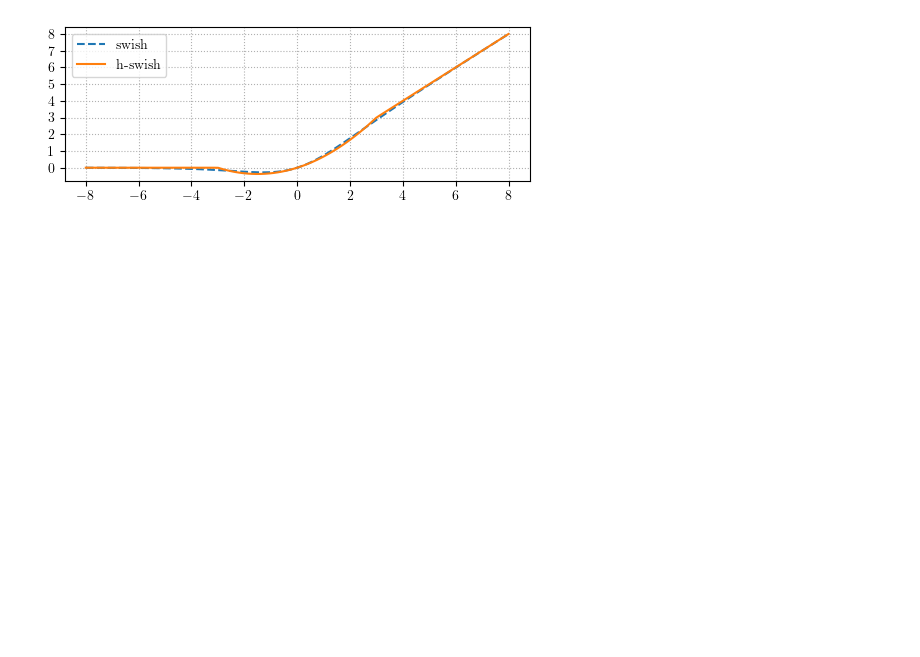
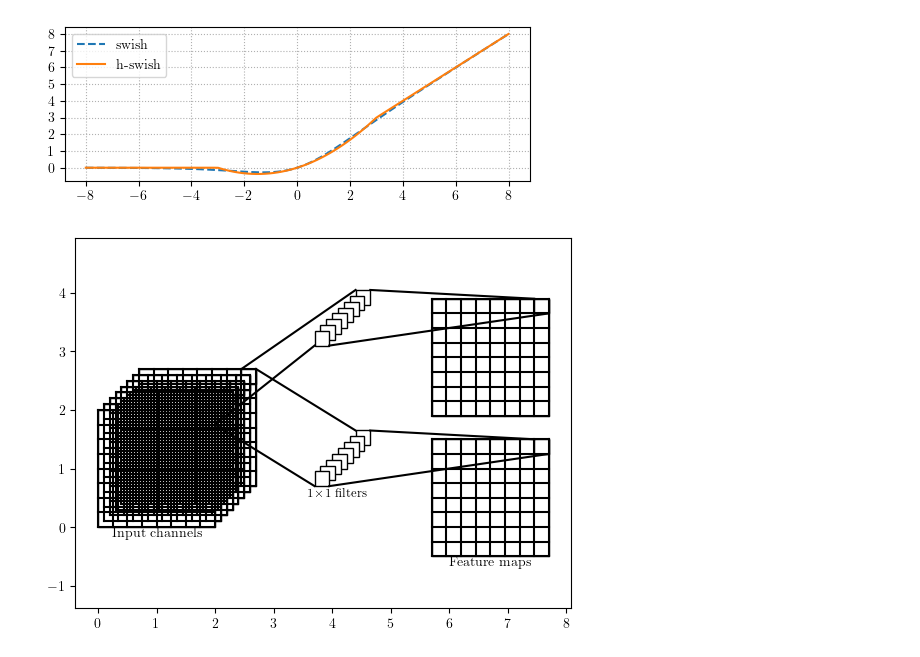
Before and after one commit to maurotella/SML_project_2024, a Jupyter notebook: grafici.ipynb, the cells around one changed output. Cells and saved outputs as stored; diff of their text form; code cells hidden in the pictures; blank space fills up the shorter version.

```diff
--- a/grafici.ipynb
+++ b/grafici.ipynb
@@ -28,0 +120,55 @@ plt.savefig('figures/hswish.pdf', bbox_inches='tight', pad_inches=0)
+# %%
+TP = TikzPicture('tikz/fire.tex')
+
+oX, oY = (0,0)
+lato = 2
+canali = 8
+H = 8
+gap = 0.1,0.1
+
+input_channels(TP,(oX,oY),lato,canali,H,gap,angolo=True,coloreAngolo=colors[3],color=colors[6]+'!60')
+filterX = 3.7
+filterYtop = 3.1
+filterDistance = 2.4
+filtSingleDist = 2
+singleX = filterX+filtSingleDist
+singleYtop = 1.9
+input_channels(TP,(filterX,oX+filterYtop),lato/H,canali,0,gap,color=colors[1]+'!50')
+input_channels(TP,(filterX,oX+filterYtop-filterDistance),lato/H,canali,0,gap,color=colors[2]+'!50')
+input_channels(TP,(singleX,oY+singleYtop),lato,1,H,gap,  color=colors[1]+'!50',angolo=True,coloreAngolo=colors[3])
+input_channels(TP,(singleX,oY+singleYtop-2.4),lato,1,H,gap,color=colors[2]+'!50',angolo=True,coloreAngolo=colors[3])
+
+a = oX+lato, oY+(H-1)*lato/H
+b = filterX, filterYtop
+TP.add(Draw(a,b,'--',prop=['densely dashed']))
+a = oX+lato+(canali-1)*gap[0]-lato/H, oY+(H-1)*lato/H+(canali-1)*gap[1]+lato/H
+b = filterX+lato/H+(canali-1)*gap[0]-lato/H, filterYtop+(canali-1)*gap[1]+lato/H
+TP.add(Draw(a,b,'--',prop=['densely dashed']))
+a = filterX+lato/H, filterYtop
+b = singleX+lato, singleYtop+(H-1)*lato/H
+TP.add(Draw(a,b,'--',prop=['densely dashed']))
+a = filterX+lato/H+(canali-1)*gap[0], filterYtop+(canali-1)*gap[1]+lato/H
+b = singleX+lato-lato/H, singleYtop+lato
+TP.add(Draw(a,b,'--',prop=['densely dashed']))
+
+a = oX+lato, oY+(H-1)*lato/H
+b = filterX, filterYtop-filterDistance
+TP.add(Draw(a,b,'--',prop=['densely dashed']))
+a = oX+lato+(canali-1)*gap[0], oY+(H-1)*lato/H+(canali-1)*gap[1]+lato/H
+b = filterX+lato/H+(canali-1)*gap[0]-lato/H, filterYtop+(canali-1)*gap[1]+lato/H-filterDistance
+TP.add(Draw(a,b,'--',prop=['densely dashed']))
+a = filterX+lato/H, filterYtop-filterDistance
+b = singleX+lato, singleYtop+(H-1)*lato/H-filterDistance
+TP.add(Draw(a,b,'--',prop=['densely dashed']))
+a = filterX+lato/H+(canali-1)*gap[0], filterYtop+(canali-1)*gap[1]+lato/H-filterDistance
+b = singleX+lato-lato/H, singleYtop+lato-filterDistance
+TP.add(Draw(a,b,'--',prop=['densely dashed']))
+
+TP.add(Node((oX+lato/2,oY-0.1),text='Input channels',prop={'below':''}))
+TP.add(Node((filterX+canali*gap[0]/2,filterYtop-filterDistance-0.1),text='\\small$1\\!\\times\\!1$ filters',prop={'below':''}))
+TP.add(Node((singleX+lato/2,singleYtop-filterDistance-0.1),text='Feature maps',prop={'below':''}))
+
+TP.write()
+TP.plot(plt.gca())
+# %% [output]
+[figure, added]
```
Also changed, not shown: parts of 3 cells of this notebook, 15 other files.
